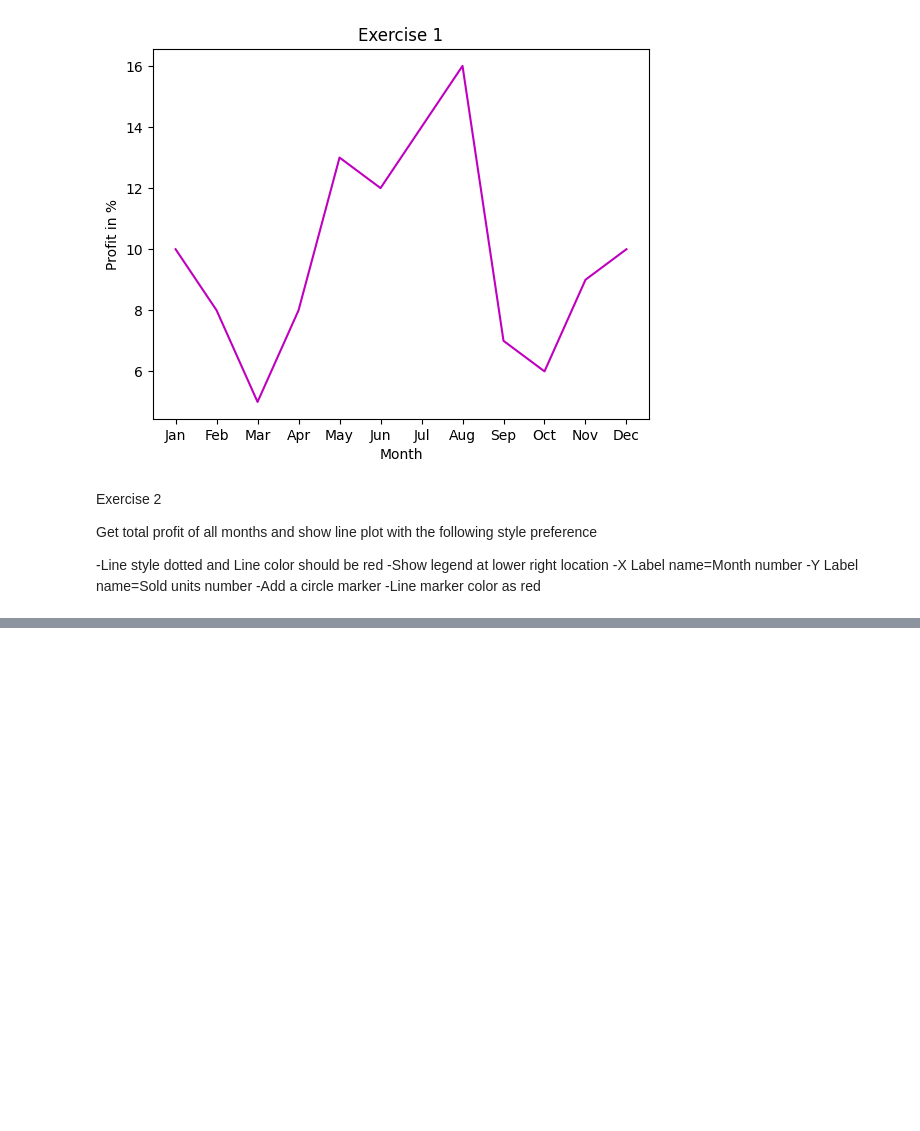
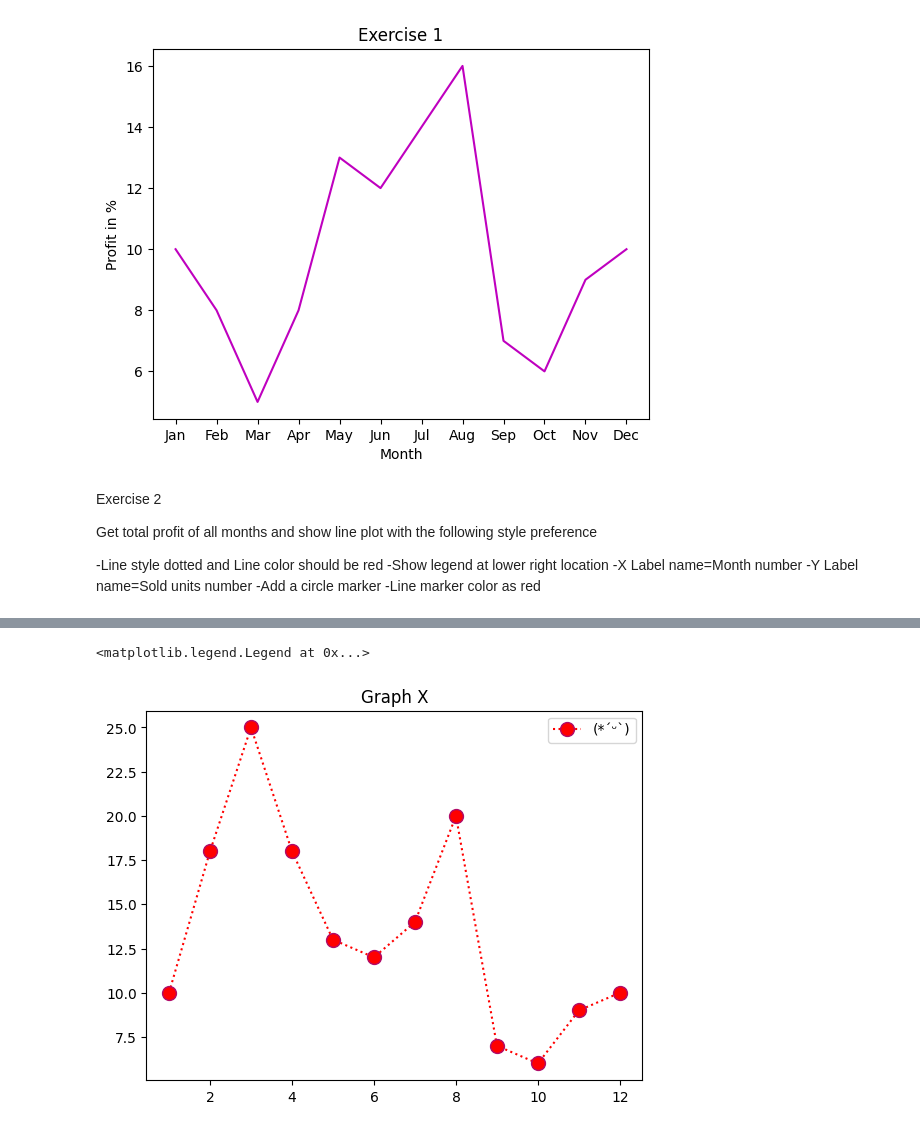
Before and after one commit to V-Adithya/DAV-Python, a Jupyter notebook: DAV Labsheet 1.ipynb, the cells around one changed output, grey strips where cells are left out. Saved outputs shown, nothing was run; the diff lists cells and outputs as text; code cells hidden in the pictures; blank space fills up the shorter version.

```diff
--- a/DAV Labsheet 1.ipynb
+++ b/DAV Labsheet 1.ipynb
@@ -194,0 +204,9 @@ plt.legend("YOOOOOOOOOOOOOOOOOOOOOOO")
+# %%
+y=np.array([10,18,25,18,13,12,14,20,7,6,9,10])
+x=np.array([1,2,3,4,5,6,7,8,9,10,11,12])
+plt.plot(x,y,':r',marker='o',ms=10,mec='#b00b69')
+plt.title("Graph X")
+plt.legend(["(*ˊᵕˋ)"])
+# %% [output]
+<matplotlib.legend.Legend at 0x...>
+[figure, added]
```
Also changed, not shown: parts of 4 cells of this notebook.
